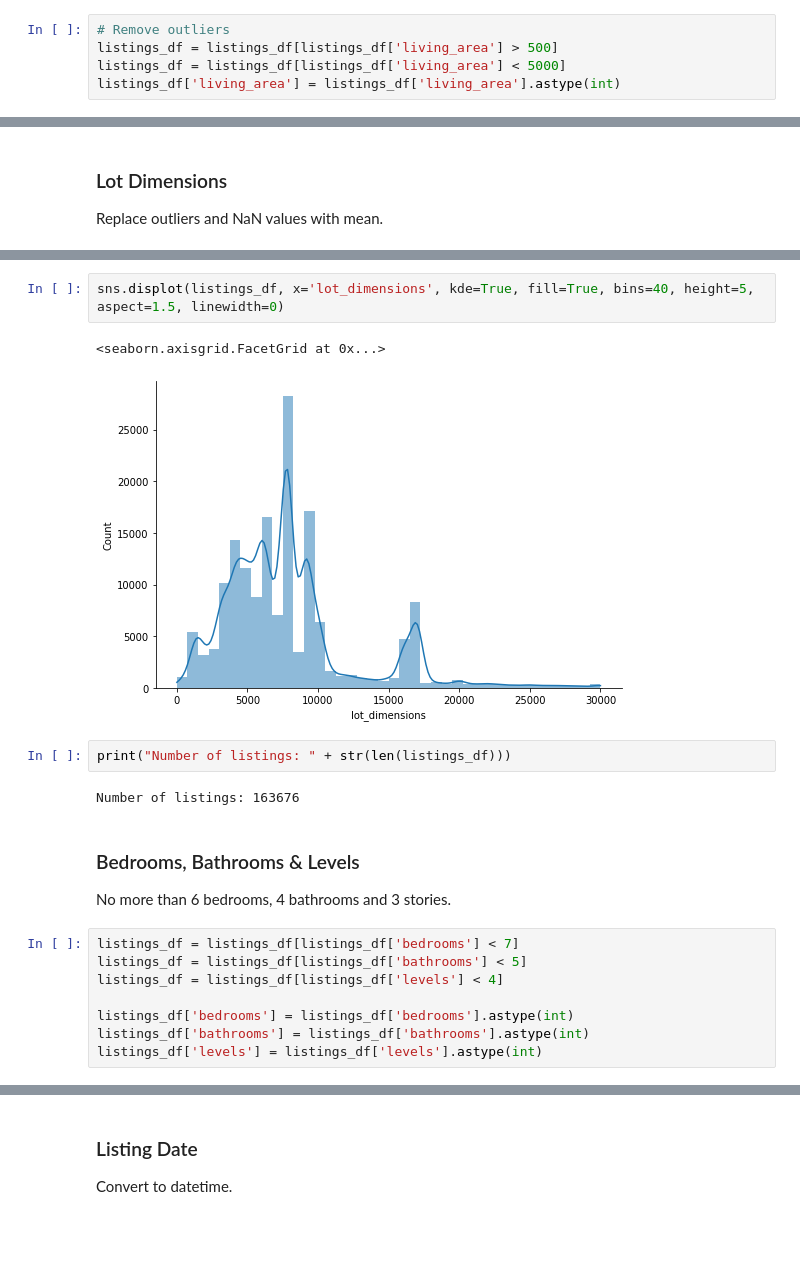
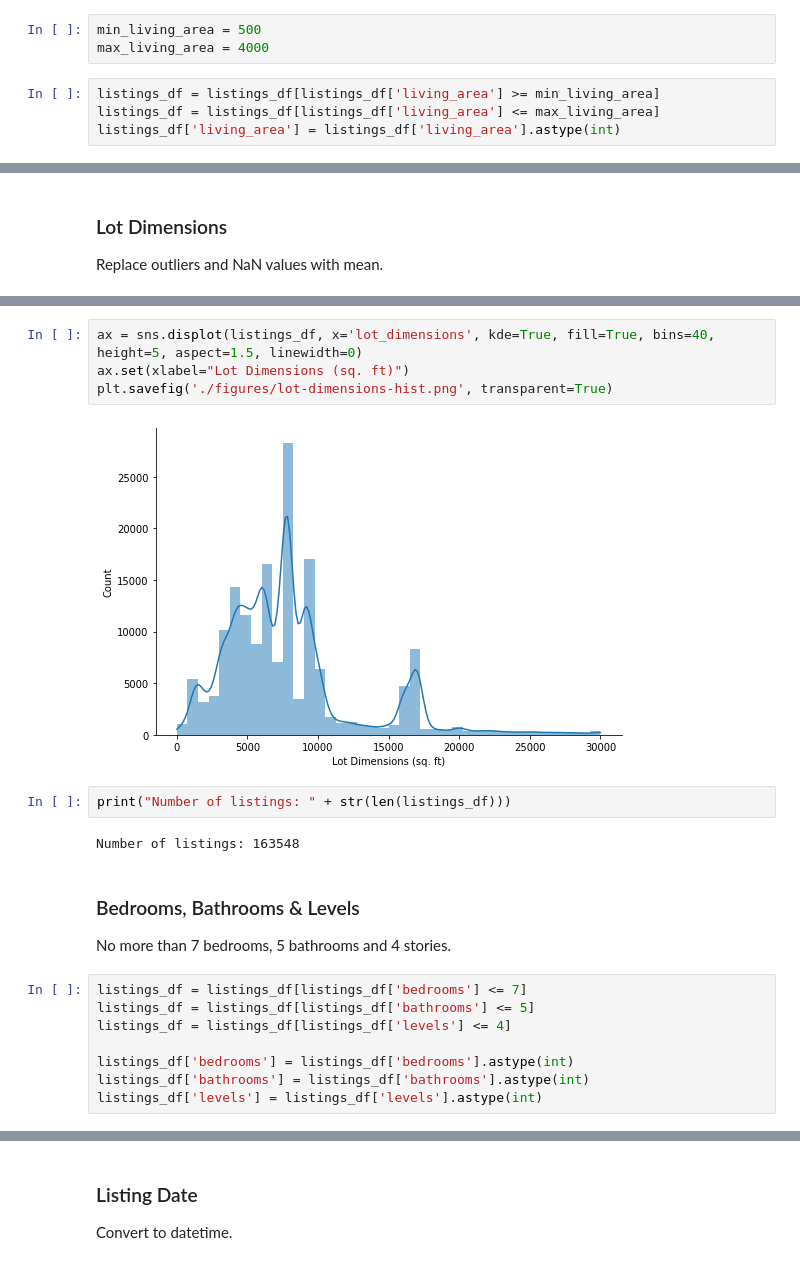
Before and after one commit to simkass/quebec-real-estate-analysis, a Jupyter notebook: notebooks/preprocessing.ipynb, the cells around one changed output, grey strips where cells are left out. Saved outputs shown, nothing was run; the diff lists cells and outputs as text; blank space fills up the shorter version.

```diff
--- a/notebooks/preprocessing.ipynb
+++ b/notebooks/preprocessing.ipynb
@@ -112,5 +116,7 @@ Name: living_area, dtype: int64
+# %%
+min_living_area = 500
+max_living_area = 4000
 # %%
-# Remove outliers
-listings_df = listings_df[listings_df['living_area'] > 500]
-listings_df = listings_df[listings_df['living_area'] < 5000]
+listings_df = listings_df[listings_df['living_area'] >= min_living_area]
+listings_df = listings_df[listings_df['living_area'] <= max_living_area]
 listings_df['living_area'] = listings_df['living_area'].astype(int)
@@ -166,19 +179,20 @@ listings_df['lot_dimensions'] = listings_df['lot_dimensions'].astype(int)
 # %%
-sns.displot(listings_df, x='lot_dimensions', kde=True, fill=True, bins=40, height=5, aspect=1.5, linewidth=0)
+ax = sns.displot(listings_df, x='lot_dimensions', kde=True, fill=True, bins=40, height=5, aspect=1.5, linewidth=0)
+ax.set(xlabel="Lot Dimensions (sq. ft)")
+plt.savefig('./figures/lot-dimensions-hist.png', transparent=True)
 # %% [output]
-<seaborn.axisgrid.FacetGrid at 0x...>
-[figure, old version]
+[figure, new version]
 # %%
 print("Number of listings: " + str(len(listings_df)))
 # %% [output]
-Number of listings: 163676
+Number of listings: 163548
 # %% [markdown]
 ### Bedrooms, Bathrooms & Levels
-No more than 6 bedrooms, 4 bathrooms and 3 stories.
+No more than 7 bedrooms, 5 bathrooms and 4 stories.
 # %%
-listings_df = listings_df[listings_df['bedrooms'] < 7]
-listings_df = listings_df[listings_df['bathrooms'] < 5]
-listings_df = listings_df[listings_df['levels'] < 4]
+listings_df = listings_df[listings_df['bedrooms'] <= 7]
+listings_df = listings_df[listings_df['bathrooms'] <= 5]
+listings_df = listings_df[listings_df['levels'] <= 4]
 
 listings_df['bedrooms'] = listings_df['bedrooms'].astype(int)
 listings_df['bathrooms'] = listings_df['bathrooms'].astype(int)
```
Also changed, not shown: parts of 41 cells of this notebook.
